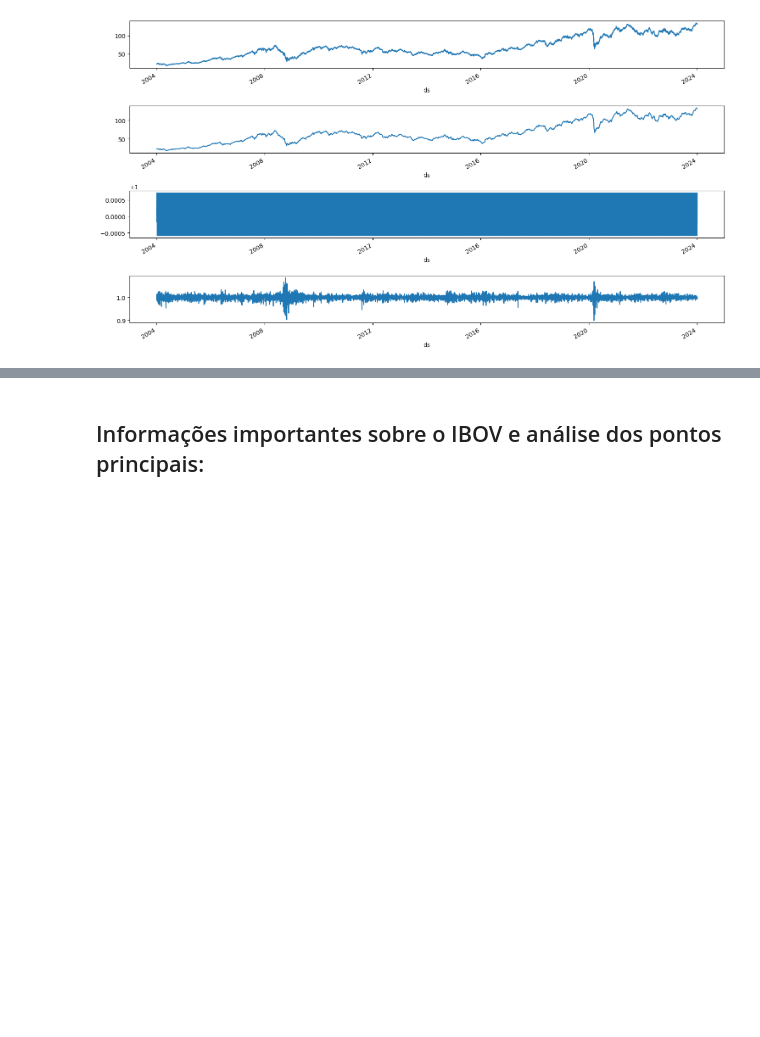
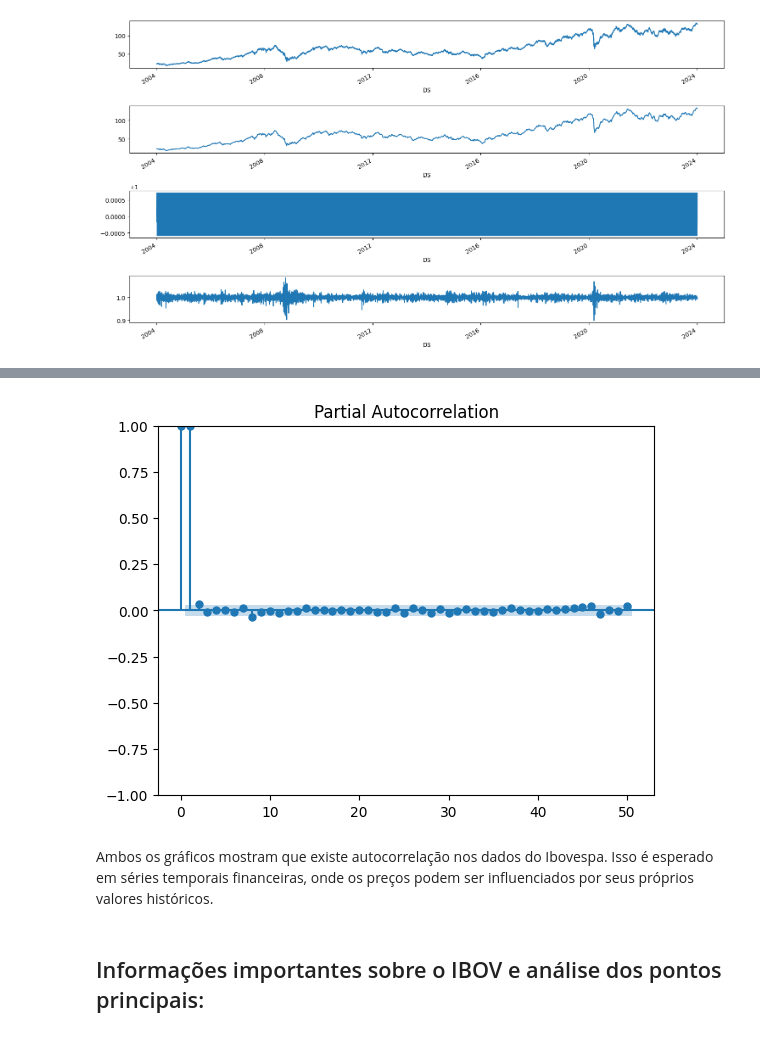
Before and after one commit to alexandre-guerra/Analise-IBOV, a Jupyter notebook: eda.ipynb, the cells around one changed output, grey strips where cells are left out. Saved outputs shown, nothing was run; the diff lists cells and outputs as text; code cells hidden in the pictures; blank space fills up the shorter version.

```diff
--- a/eda.ipynb
+++ b/eda.ipynb
@@ -181,2 +247,9 @@ plt.tight_layout()
+# %%
+sm.graphics.tsa.plot_pacf(df_corr, lags=50, alpha=0.05)
+plt.show()
+# %% [output]
+[figure, added]
+# %% [markdown]
+Ambos os gráficos mostram que existe autocorrelação nos dados do Ibovespa. Isso é esperado em séries temporais financeiras, onde os preços podem ser influenciados por seus próprios valores históricos.
 # %% [markdown]
 ## Informações importantes sobre o IBOV e análise dos pontos principais:
```
Also changed, not shown: parts of 22 cells of this notebook, 2 other files.
